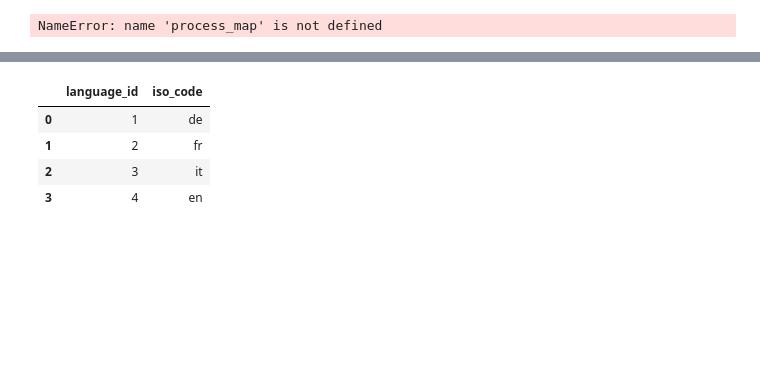
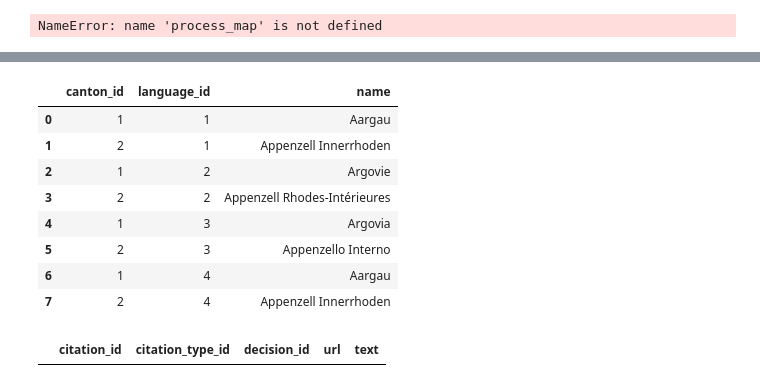
Before and after one commit to JoelNiklaus/SwissCourtRulingCorpus, a Jupyter notebook: test.ipynb, the cells around one changed output, grey strips where cells are left out. Cells and saved outputs as stored; diff of their text form; code cells hidden in the pictures; blank space fills up the shorter version.

```diff
--- a/test.ipynb
+++ b/test.ipynb
@@ -264,0 +393,26 @@ self.logger.debug(f"Extracting content from pdf file: \t {corresponding_pdf_path
+# %%
+sql_query = 'SELECT * FROM chamber'
+sql_query = 'SELECT * FROM canton'
+sql_query = 'SELECT * FROM court'
+sql_query = 'SELECT * FROM canton_name'
+#sql_query = 'SELECT * FROM judicial_person_type'
+#sql_query = 'SELECT * FROM party_type'
+#sql_query = 'SELECT * FROM file_number'
+#sql_query = 'SELECT * FROM spider'
+#sql_query = 'SELECT * FROM decision'
+#sql_query = 'SELECT * FROM file'
+df_iterator = pd.read_sql(sql_query,get_engine().connect(), chunksize=1000)
+
+df_list = list(df_iterator)
+
+df_list[0]
+# %% [output]
+|  | canton_id | language_id | name |
+| 0 | 1 | 1 | Aargau |
+| 1 | 2 | 1 | Appenzell Innerrhoden |
+| 2 | 1 | 2 | Argovie |
+| 3 | 2 | 2 | Appenzell Rhodes-Intérieures |
+| 4 | 1 | 3 | Argovia |
+| 5 | 2 | 3 | Appenzello Interno |
+| 6 | 1 | 4 | Aargau |
+| 7 | 2 | 4 | Appenzell Innerrhoden |
@@ -265,16 +424,16 @@ self.logger.debug(f"Extracting content from pdf file: \t {corresponding_pdf_path
 # %%
 sql_query = 'SELECT * FROM language'
+sql_query = 'SELECT * FROM file'
+sql_query = 'SELECT * FROM decision'
+sql_query = 'SELECT * FROM citation'
+#sql_query = 'SELECT * FROM decision'
 #sql_query = 'SELECT * FROM judicial_person_type'
 #sql_query = 'SELECT * FROM party_type'
 #sql_query = 'SELECT * FROM file_number'
 #sql_query = 'SELECT * FROM spider'
 df_iterator = pd.read_sql(sql_query,get_engine().connect(), chunksize=1000)
 
 df_list = list(df_iterator)
 df_list[0]
 # %% [output]
-|  | language_id | iso_code |
-| 0 | 1 | de |
-| 1 | 2 | fr |
-| 2 | 3 | it |
-| 3 | 4 | en |
+|  | citation_id | citation_type_id | decision_id | url | text |
```
Also changed, not shown: parts of 35 cells of this notebook, 25 other files.
